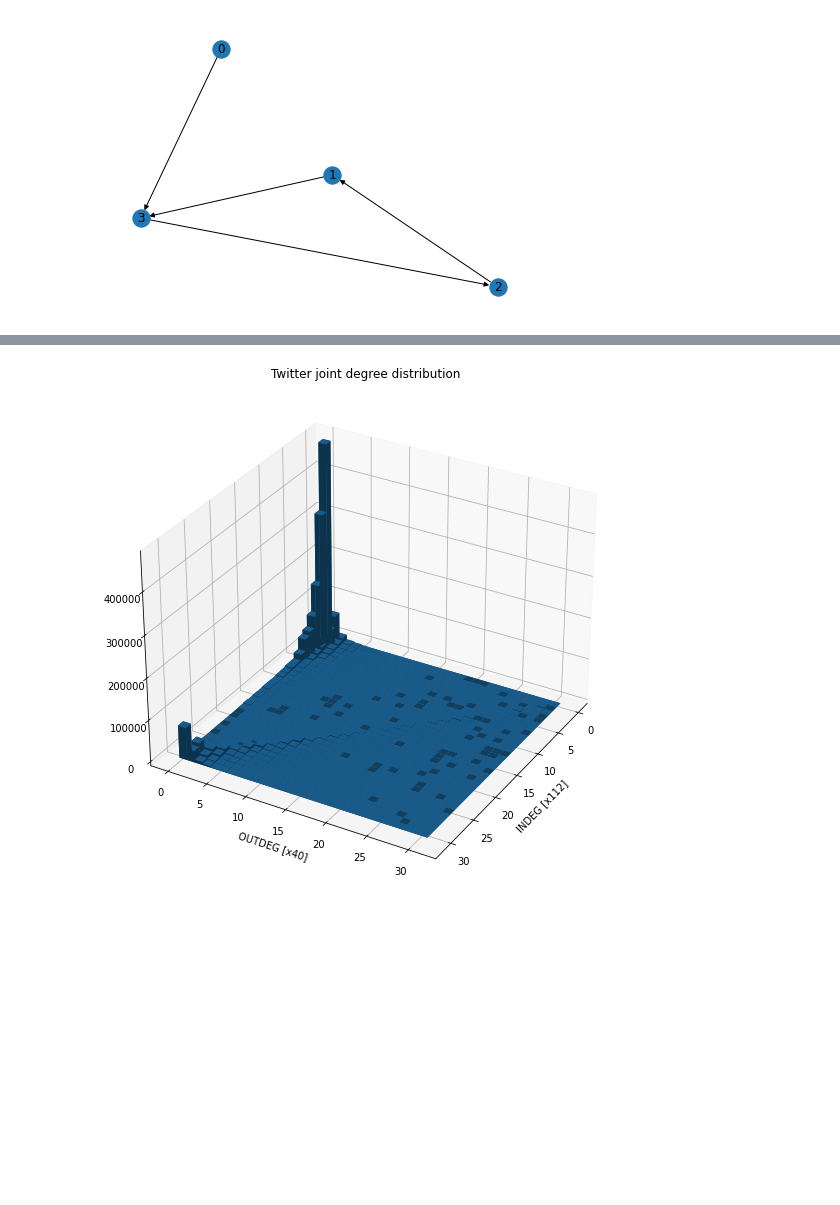
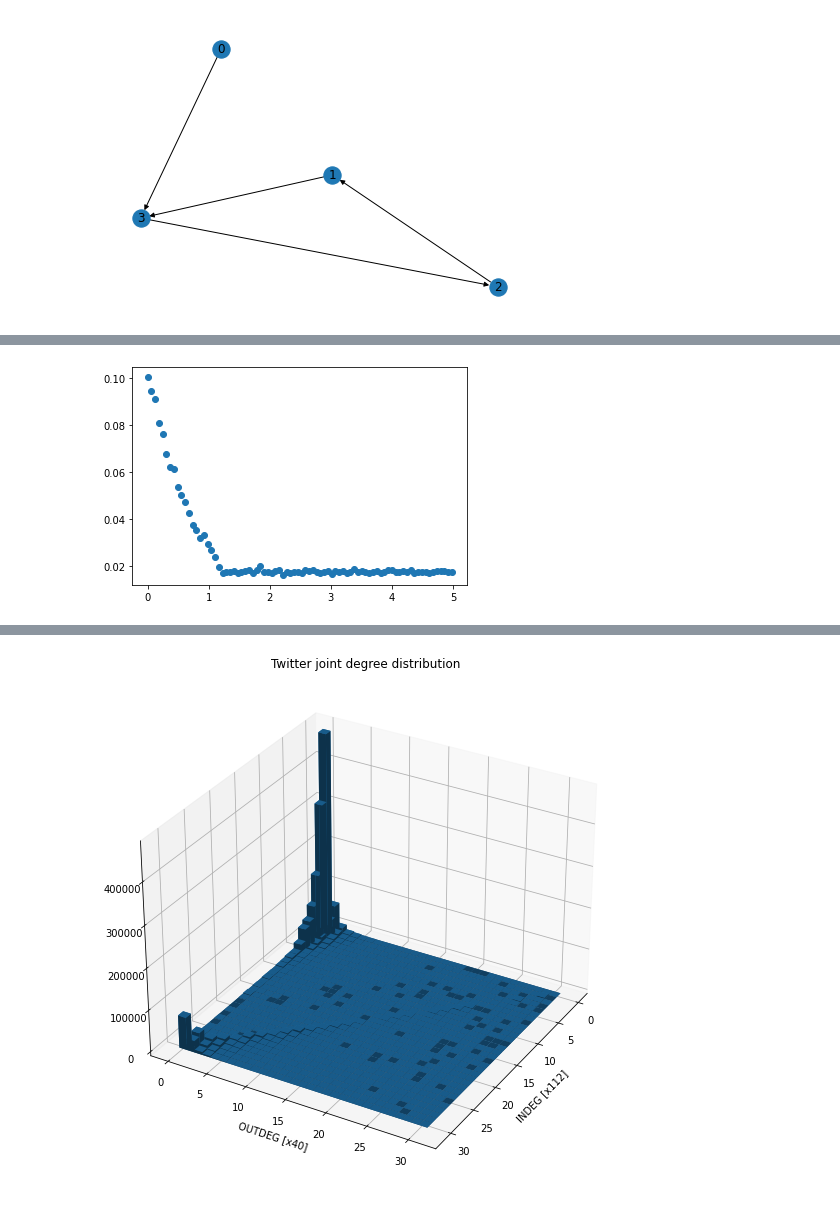
Before and after one commit to mbombek/ina_project, a Jupyter notebook: runner.ipynb, the cells around one changed output, grey strips where cells are left out. Cells and saved outputs as stored; diff of their text form; code cells hidden in the pictures; blank space fills up the shorter version.

Commit message:
node remove again

```diff
--- a/runner.ipynb
+++ b/runner.ipynb
@@ -146,0 +214,6 @@ tm, vc, sizes = get_troublemakers(twitter_G, directed=True)
+# %%
+#removed_nodes_df['percent_removed'] = removed_nodes_df['percent_removed'] / 10
+plt.scatter(removed_nodes_df['percent_removed'], removed_nodes_df['global_cascade_percent'])
+plt.show()
+# %% [output]
+[figure, added]
```
Also changed, not shown: parts of 25 cells of this notebook.
